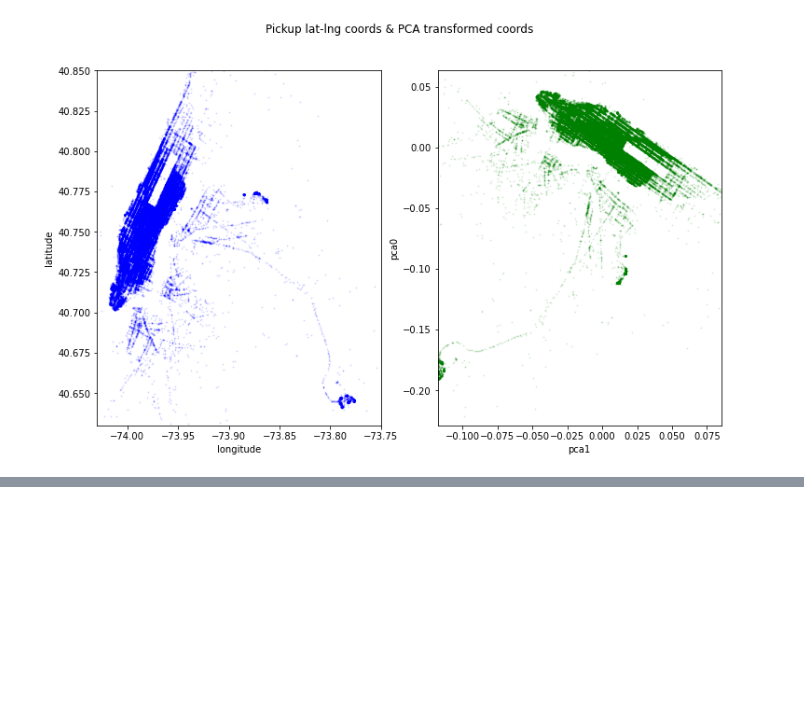
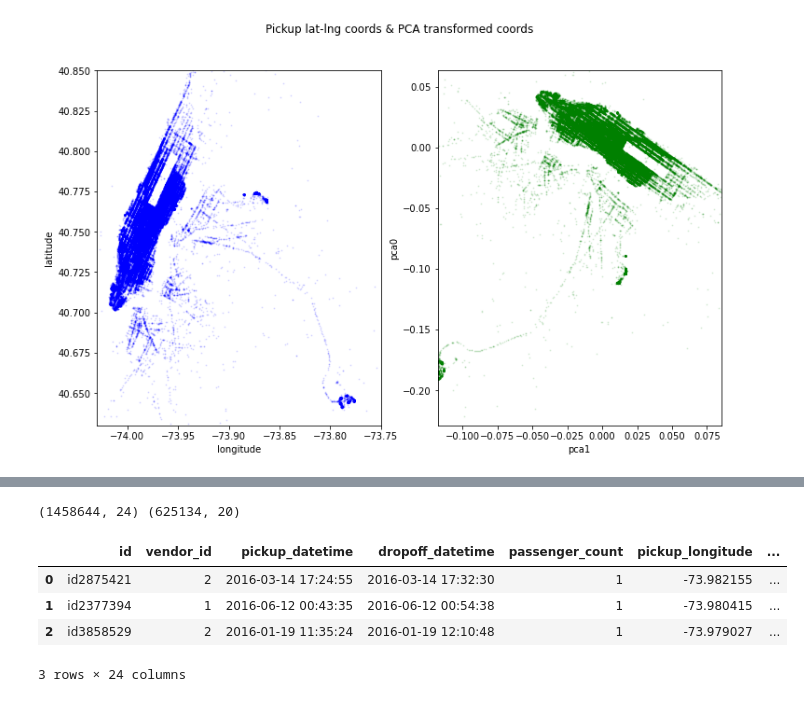
Before and after one commit to sam351/competitions, a Jupyter notebook: kaggle_NY-taxi/200625_NY-taxi_study-03_from-EDA-to-the-Top.ipynb, the cells around one changed output, grey strips where cells are left out. Cells and saved outputs as stored; diff of their text form; code cells hidden in the pictures; blank space fills up the shorter version.

Commit message:
Modify 200625_NY-taxi_study-03_from-EDA-to-the-Top.ipynb
- Add Feature Extraction 2. Distance, Bearing

```diff
--- a/kaggle_NY-taxi/200625_NY-taxi_study-03_from-EDA-to-the-Top.ipynb
+++ b/kaggle_NY-taxi/200625_NY-taxi_study-03_from-EDA-to-the-Top.ipynb
@@ -209,0 +214,59 @@ plt.show()
+# %%
+def haversine_array(lat1, lng1, lat2, lng2):
+    avg_earth_radius = 6371  # in km
+    lat1, lng1, lat2, lng2 = map(np.radians, (lat1, lng1, lat2, lng2))
+    lat = lat2 - lat1
+    lng = lng2 - lng1
+    d = np.sin(lat * 0.5)**2 + np.cos(lat1) * np.cos(lat2) * np.sin(lng * 0.5)**2
+    h = 2 * avg_earth_radius * np.arcsin(np.sqrt(d))
+    return h
+
+
+def dummy_manhattan_dist(lat1, lng1, lat2, lng2):
+    a = haversine_array(lat1, lng1, lat1, lng2)
+    b = haversine_array(lat1, lng1, lat2, lng1)
+    return a+b
+
+
+def bearing_array(lat1, lng1, lat2, lng2):
+    avg_earth_radius = 6371
+    lng_delta_rad = np.radians(lng2 - lng1)
+    lat1, lng1, lat2, lng2 = map(np.radians, (lat1, lng1, lat2, lng2))
+    y = np.sin(lng_delta_rad) * np.cos(lat2)
+    x = np.cos(lat1) * np.sin(lat2) - np.sin(lat1) * np.cos(lat2) * np.cos(lng_delta_rad)
+    return np.degrees(np.arctan2(y, x))
+
+
+train['distance_haversine'] = haversine_array(train['pickup_latitude'], train['pickup_longitude'],
+                                              train['dropoff_latitude'], train['dropoff_longitude'])
+train['distance_dummy_manhattan'] = dummy_manhattan_dist(train['pickup_latitude'], train['pickup_longitude'],
+                                                         train['dropoff_latitude'], train['dropoff_longitude'])
+train['direcction'] = bearing_array(train['pickup_latitude'], train['pickup_longitude'],
+                                    train['dropoff_latitude'], train['dropoff_longitude'])
+train['pca_manhattan'] = np.abs(train['dropoff_pca0'] - train['pickup_pca0']) +\
+                            np.abs(train['dropoff_pca1'] - train['pickup_pca1'])
+train['center_lat'] = (train['pickup_latitude'] + train['dropoff_latitude'])/2
+train['center_lng'] = (train['pickup_longitude'] + train['dropoff_longitude'])/2
+
+
+test['distance_haversine'] = haversine_array(test['pickup_latitude'], test['pickup_longitude'],
+                                             test['dropoff_latitude'], test['dropoff_longitude'])
+test['distance_dummy_manhattan'] = dummy_manhattan_dist(test['pickup_latitude'], test['pickup_longitude'],
+                                                        test['dropoff_latitude'], test['dropoff_longitude'])
+test['direcction'] = bearing_array(test['pickup_latitude'], test['pickup_longitude'],
+                                   test['dropoff_latitude'], test['dropoff_longitude'])
+test['pca_manhattan'] = np.abs(test['dropoff_pca0'] - test['pickup_pca0']) +\
+                            np.abs(test['dropoff_pca1'] - test['pickup_pca1'])
+test['center_lat'] = (test['pickup_latitude'] + test['dropoff_latitude'])/2
+test['center_lng'] = (test['pickup_longitude'] + test['dropoff_longitude'])/2
+
+
+print(train.shape, test.shape)
+train.head(3)
+# %% [output]
+(1458644, 24) (625134, 20)
+|  | id | vendor_id | pickup_datetime | dropoff_datetime | passenger_count | pickup_longitude | ... |
+| 0 | id2875421 | 2 | 2016-03-14 17:24:55 | 2016-03-14 17:32:30 | 1 | -73.982155 | ... |
+| 1 | id2377394 | 1 | 2016-06-12 00:43:35 | 2016-06-12 00:54:38 | 1 | -73.980415 | ... |
+| 2 | id3858529 | 2 | 2016-01-19 11:35:24 | 2016-01-19 12:10:48 | 1 | -73.979027 | ... |
+3 rows × 24 columns
```
Also changed, not shown: parts of 3 cells of this notebook.
